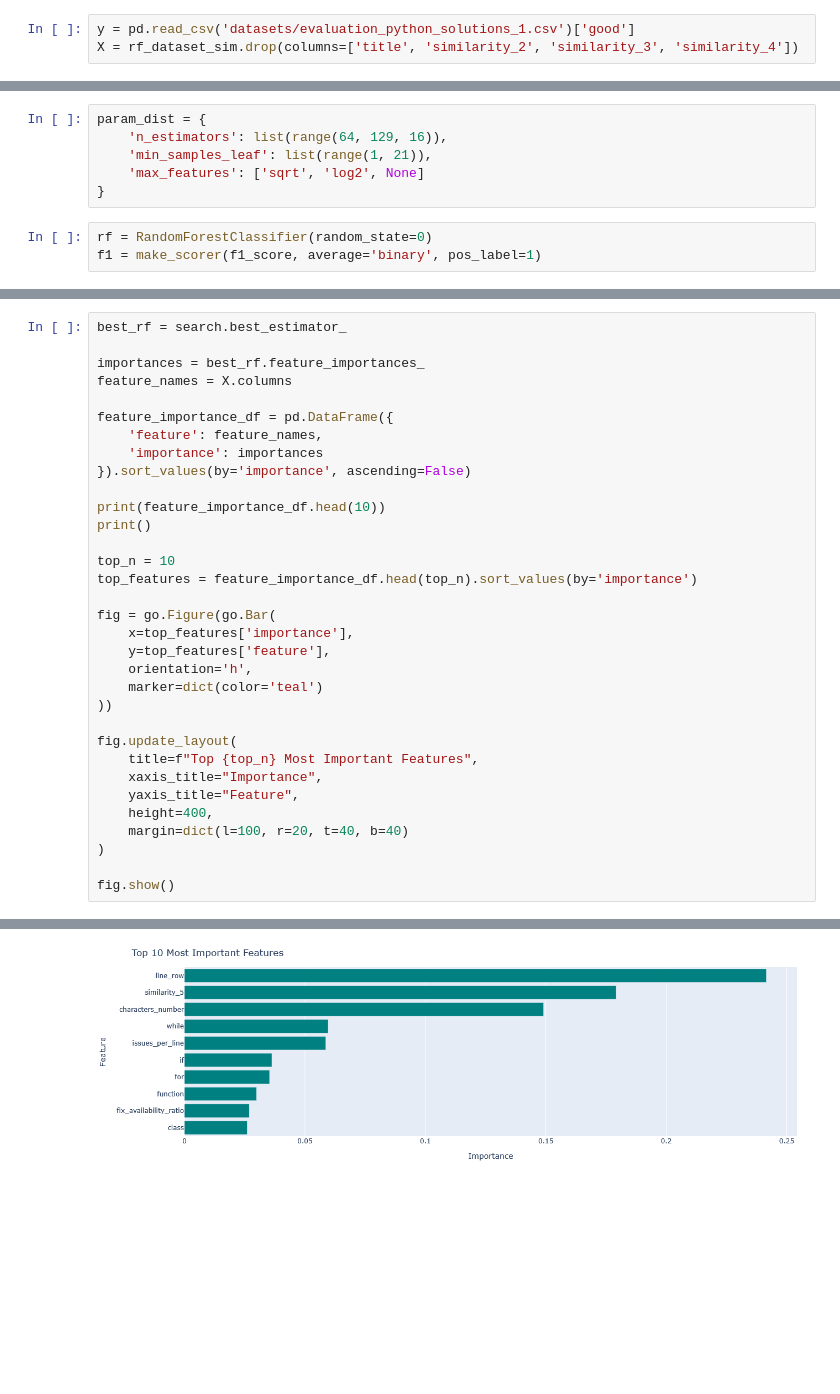
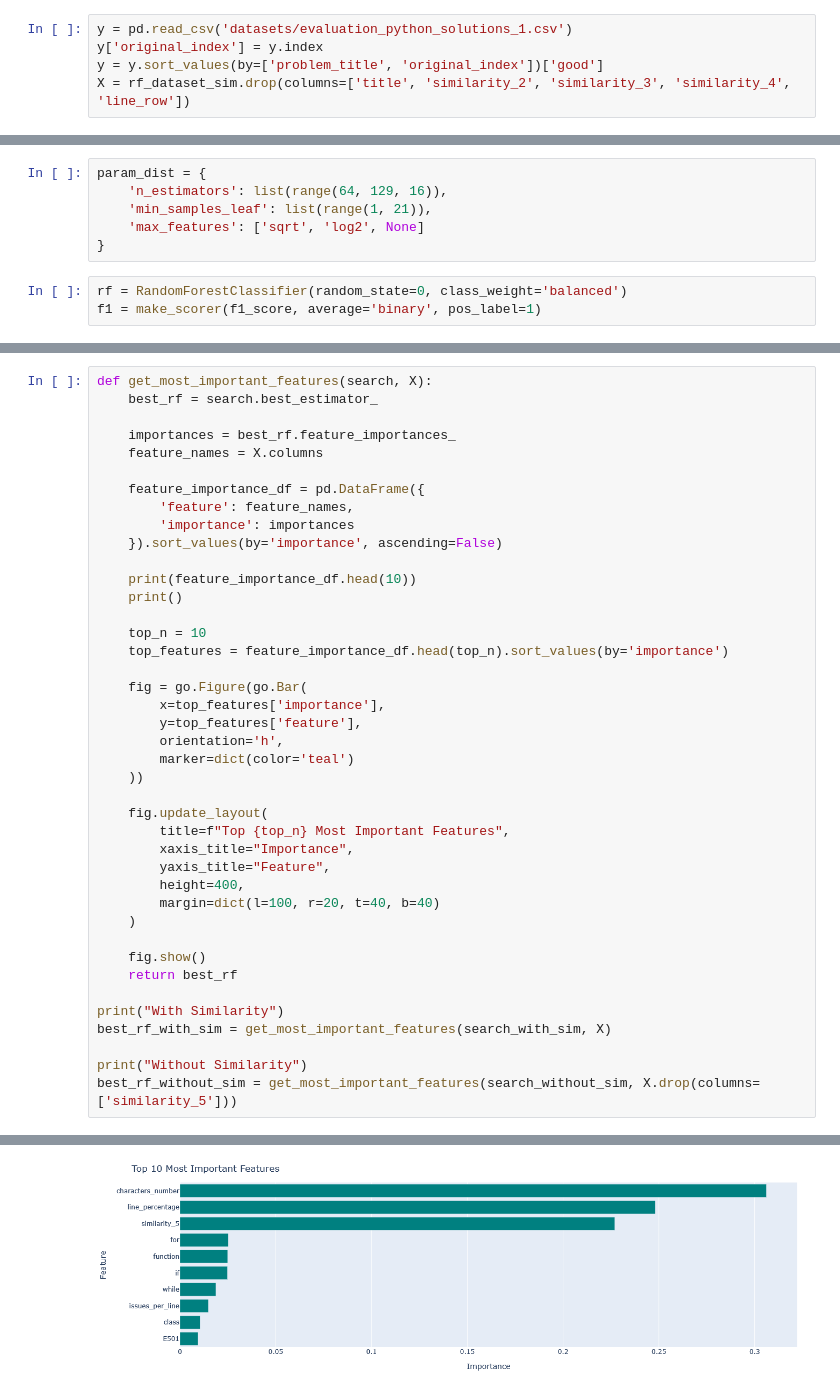
Before and after one commit to CristinaRacovita/codegen-uncertainty, a Jupyter notebook: confidence_estimation.ipynb, the cells around one changed output, grey strips where cells are left out. Cells and saved outputs as stored; diff of their text form; blank space fills up the shorter version.

Commit message:
add human evaluation

```diff
--- a/confidence_estimation.ipynb
+++ b/confidence_estimation.ipynb
@@ -227,3 +229,5 @@ fig.show()
 # %%
-y = pd.read_csv('datasets/evaluation_python_solutions_1.csv')['good']
-X = rf_dataset_sim.drop(columns=['title', 'similarity_2', 'similarity_3', 'similarity_4'])
+y = pd.read_csv('datasets/evaluation_python_solutions_1.csv')
+y['original_index'] = y.index
+y = y.sort_values(by=['problem_title', 'original_index'])['good']
+X = rf_dataset_sim.drop(columns=['title', 'similarity_2', 'similarity_3', 'similarity_4', 'line_row'])
@@ -241,6 +238,6 @@ param_dist = {
     'max_features': ['sqrt', 'log2', None]
 }
 # %%
-rf = RandomForestClassifier(random_state=0)
+rf = RandomForestClassifier(random_state=0, class_weight='balanced')
 f1 = make_scorer(f1_score, average='binary', pos_label=1)
 # %%
@@ -265,34 +338,42 @@ Test F1-score: 0.9057
 # %%
-best_rf = search.best_estimator_
+def get_most_important_features(search, X):
+    best_rf = search.best_estimator_
 
-importances = best_rf.feature_importances_
-feature_names = X.columns
+    importances = best_rf.feature_importances_
+    feature_names = X.columns
 
-feature_importance_df = pd.DataFrame({
-    'feature': feature_names,
-    'importance': importances
-}).sort_values(by='importance', ascending=False)
+    feature_importance_df = pd.DataFrame({
+        'feature': feature_names,
+        'importance': importances
+    }).sort_values(by='importance', ascending=False)
 
-print(feature_importance_df.head(10))
-print()
+    print(feature_importance_df.head(10))
+    print()
 
-top_n = 10
-top_features = feature_importance_df.head(top_n).sort_values(by='importance')
+    top_n = 10
+    top_features = feature_importance_df.head(top_n).sort_values(by='importance')
 
-fig = go.Figure(go.Bar(
-    x=top_features['importance'],
-    y=top_features['feature'],
-    orientation='h',
-    marker=dict(color='teal')
-))
+    fig = go.Figure(go.Bar(
+        x=top_features['importance'],
+        y=top_features['feature'],
+        orientation='h',
+        marker=dict(color='teal')
+    ))
 
-fig.update_layout(
-    title=f"Top {top_n} Most Important Features",
-    xaxis_title="Importance",
-    yaxis_title="Feature",
-    height=400,
-    margin=dict(l=100, r=20, t=40, b=40)
-)
+    fig.update_layout(
+        title=f"Top {top_n} Most Important Features",
+        xaxis_title="Importance",
+        yaxis_title="Feature",
+        height=400,
+        margin=dict(l=100, r=20, t=40, b=40)
+    )
 
-fig.show()
+    fig.show()
+    return best_rf
+
+print("With Similarity")
+best_rf_with_sim = get_most_important_features(search_with_sim, X)
+
+print("Without Similarity")
+best_rf_without_sim = get_most_important_features(search_without_sim, X.drop(columns=['similarity_5']))
 # %% [output]
@@ -310 +392 @@ fig.show()
-[figure, old version]
+[figure, new version]
```
Also changed, not shown: parts of 27 cells of this notebook, 6 other files.
